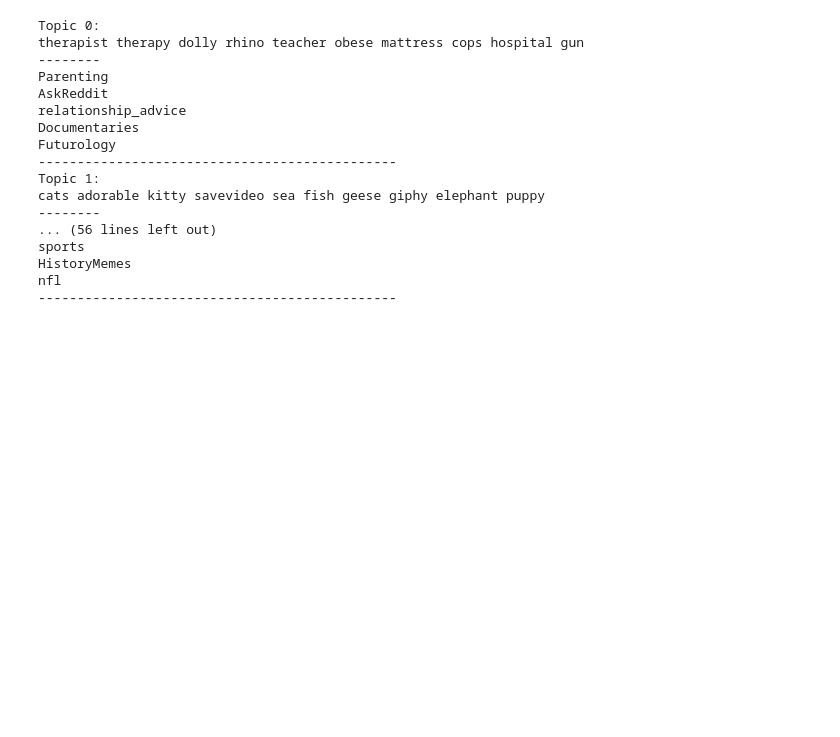
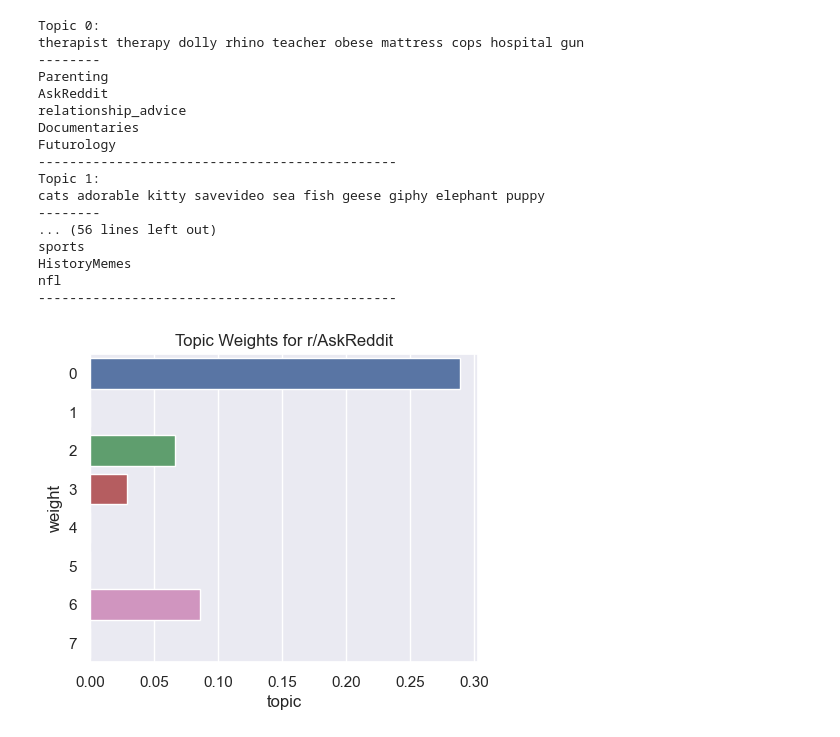
Before and after one commit to Data-Science-for-Linguists-2024/subreddit-clustering, a Jupyter notebook: notebooks/clustering.ipynb, the cells around one changed output. Saved outputs shown, nothing was run; the diff lists cells and outputs as text; code cells hidden in the pictures; blank space fills up the shorter version.

Commit message:
exciting new plots!

```diff
--- a/notebooks/clustering.ipynb
+++ b/notebooks/clustering.ipynb
@@ -305,3 +301,17 @@ sports
 HistoryMemes
 nfl
 ----------------------------------------------
+# %%
+def plot_topics(sub, subreddits, W, size=(5,4)):
+    f, ax = plt.subplots(figsize=size)
+    idx = subreddits[subreddits.subreddit == sub].index
+    plot = sns.barplot(W[idx], orient="h")
+    plot.set_xlabel("topic")
+    plot.set_ylabel("weight")
+    plot.set_title(f"Topic Weights for r/{sub}")
+    plt.show()
+
+
+plot_topics("AskReddit", subreddits, nmf_W)
+# %% [output]
+[figure, added]
```
Also changed, not shown: parts of 13 cells of this notebook.
